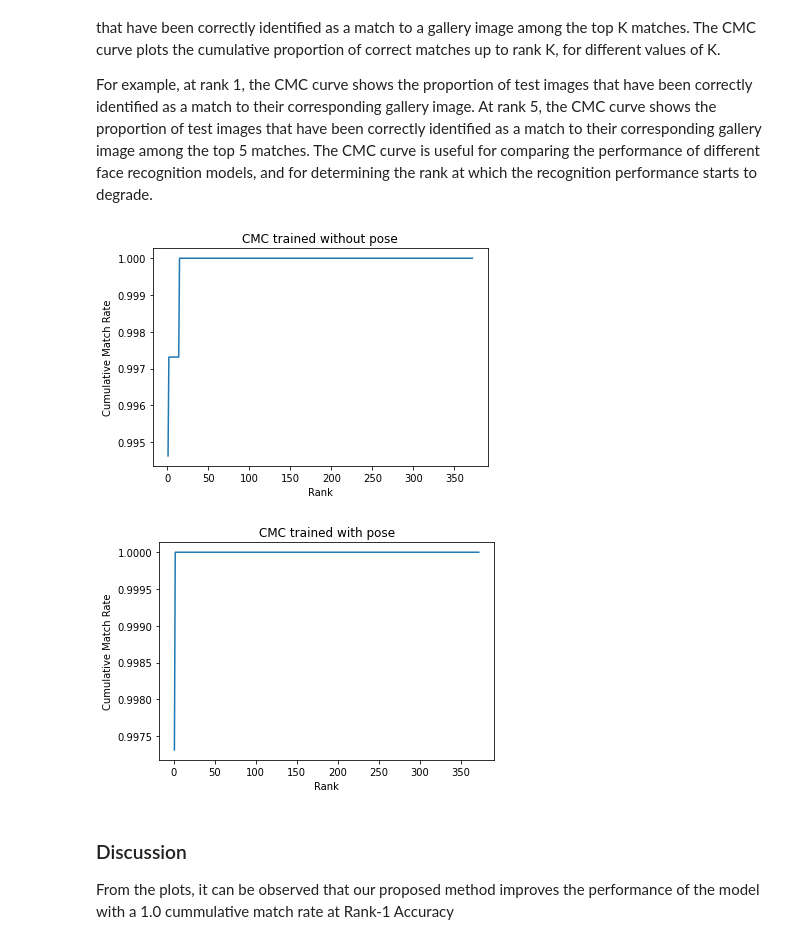
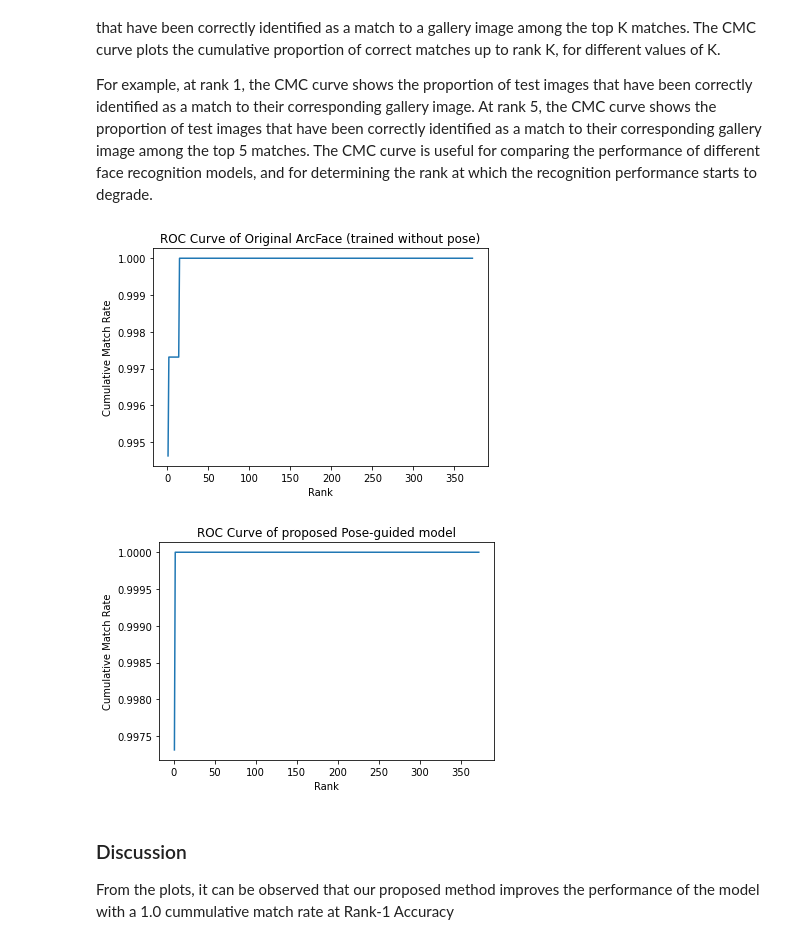
Before and after one commit to dustin-nguyen-qil/PoseGuided-ArcFace, a Jupyter notebook: evaluation.ipynb, the cells around one changed output. Saved outputs shown, nothing was run; the diff lists cells and outputs as text; code cells hidden in the pictures.

```diff
--- a/evaluation.ipynb
+++ b/evaluation.ipynb
@@ -128,7 +128,7 @@ test_labels = np.array(test_labels)
 # %%
 test_embeddings = [test_embeddings_without_pose, test_embeddings_after_retrain_with_pose]
 
-for i, embeddings_set in enumerate(test_embeddings):
+for r, embeddings_set in enumerate(test_embeddings):
 # Compute the ROC curve and AUC for each class
     fpr = {}
     tpr = {}
@@ -146,10 +146,10 @@ for i, embeddings_set in enumerate(test_embeddings):
                 label='ROC curve of class {0} (AUC = {1:0.2f})'
                 ''.format(i, roc_auc[i]))
 
-    if i == 0:
-        title = f'ROC Curve trained without pose'
+    if r == 0:
+        title = f'ROC Curve of Original ArcFace (trained without pose)'
     else:
-        title = f'ROC Curve trained with pose'
+        title = f'ROC Curve of proposed Pose-guided model'
     plt.plot([0, 1], [0, 1], 'k--', lw=lw)
     plt.xlim([0.0, 1.0])
     plt.ylim([0.0, 1.05])
@@ -183,37 +183,37 @@ for r, embeddings_set in enumerate(test_embeddings):
     # Initialize variables for keeping track of matches
     num_matches = len(test_labels)
     matches_at_ranks = np.zeros(num_matches)
     rank_scores = np.zeros(num_matches)
 
     # Loop through each query image and compute matches at each rank
     for i in range(num_matches):
         # Sort similarity scores in descending order and get corresponding indices
         sorted_indices = np.argsort(-similarity_scores[i])
 
         # Get labels of the top k images (excluding the query image)
         k = num_matches - 1
         top_k_labels = test_labels[sorted_indices[1:k+1]]
 
         # Check if the query image matches any of the top k images at each rank
         for j in range(k):
             if top_k_labels[j] == test_labels[i]:
                 matches_at_ranks[j] += 1
                 break
 
     if r == 0:
-        title = f'CMC trained without pose'
+        title = f'ROC Curve of Original ArcFace (trained without pose)'
     else:
-        title = f'CMC trained with pose'
+        title = f'ROC Curve of proposed Pose-guided model'
     # Compute cumulative matches at each rank and plot the CMC curve
     cmc = np.cumsum(matches_at_ranks) / num_matches
     plt.plot(range(1, num_matches+1), cmc)
     plt.xlabel('Rank')
     plt.ylabel('Cumulative Match Rate')
     plt.title(title)
     plt.show()
 # %% [output]
-[figure, old version]
+[figure, new version]
-[figure, old version]
+[figure, new version]
 # %% [markdown]
 ### Discussion
 
```
Also changed, not shown: parts of 1 cell of this notebook.
